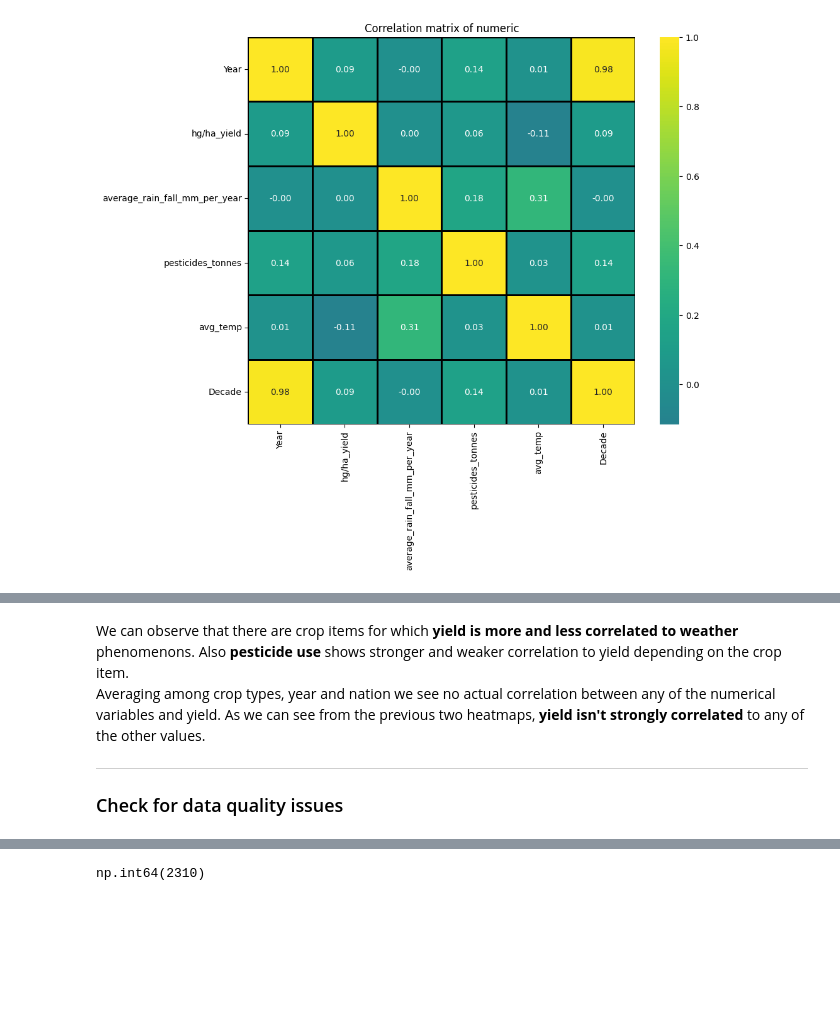
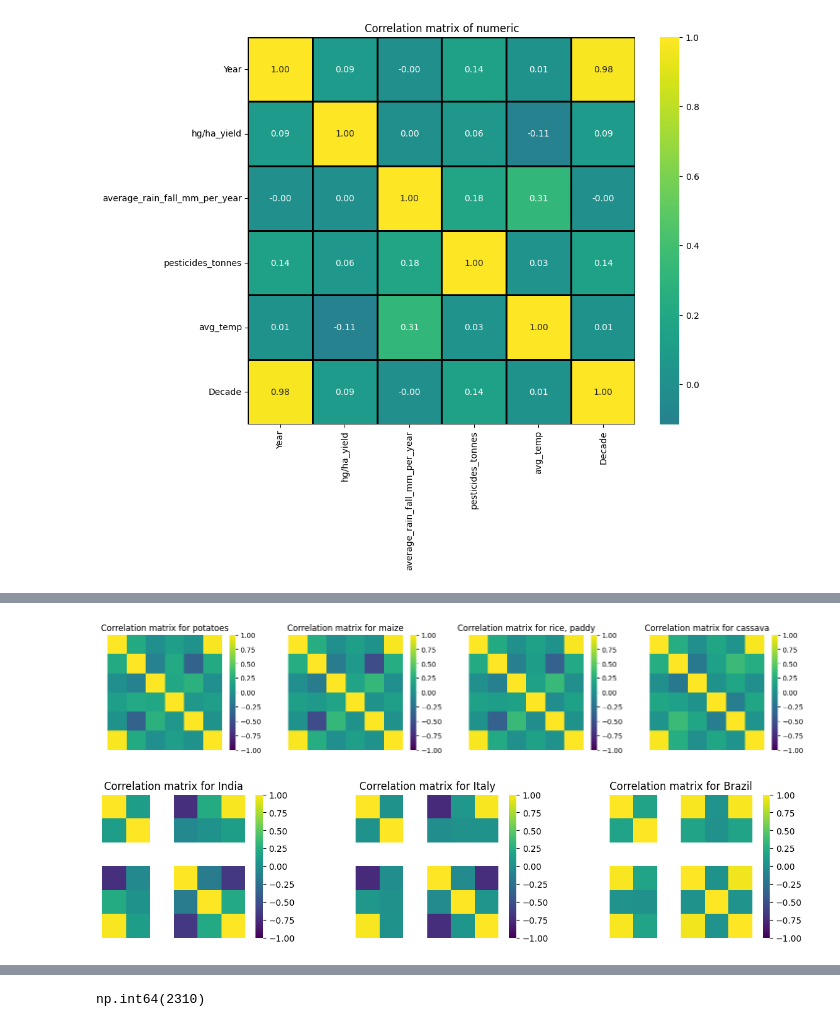
Before and after one commit to cristinavisentin/SmartCropApp, a Jupyter notebook: notebooks/data_exploration.ipynb, the cells around one changed output, grey strips where cells are left out. Drawn from its saved outputs; the diff is of its cells as text; code cells hidden in the pictures; blank space fills up the shorter version.

```diff
--- a/notebooks/data_exploration.ipynb
+++ b/notebooks/data_exploration.ipynb
@@ -68,2 +69,0 @@ As we can see from the previous cells, there are categorical (`Area` and `Item`)
-# %%
-df.drop(['Unnamed: 0'], axis=1, inplace=True)
@@ -242,6 +196,24 @@ plt.show()
-# %% [markdown]
-We can observe that there are crop items for which **yield is more and less correlated to weather** phenomenons. Also **pesticide use** shows stronger and weaker correlation to yield depending on the crop item.
-Averaging among crop types, year and nation we see no actual correlation between any of the numerical variables and yield. As we can see from the previous two heatmaps, **yield isn't strongly correlated** to any of the other values.
-
----
-### Check for data quality issues
+# %%
+items = ['Potatoes', 'Maize', 'Rice, paddy', 'Cassava']
+fig, axs = plt.subplots(1, 4, figsize=(18, 3))
+for idx, item in enumerate(items):
+    grouped = grouped_crops.get_group(item)
+    group_corr = grouped.corr(numeric_only=True)
+    sns.heatmap(group_corr, center=0, vmin=-1, vmax=1, square=True,
+                cmap='viridis', ax=axs[idx], xticklabels=False, yticklabels=False)
+    axs[idx].set_title(f'Correlation matrix for {item.lower()}')
+plt.show()
+# %% [output]
+[figure, added]
+# %%
+countries = ['India', 'Italy', 'Brazil']
+fig, axs = plt.subplots(1, 3, figsize=(15, 3))
+for idx, country in enumerate(countries):
+    locked = df.loc[df['Area'] == country]
+    locked_corr = locked.corr(numeric_only=True)
+    sns.heatmap(locked_corr, center=0, square=True, cmap='viridis',
+                vmin=-1, vmax=1, xticklabels=False, yticklabels=False, ax=axs[idx])
+    axs[idx].set_title(f'Correlation matrix for {country}')
+plt.show()
+# %% [output]
+[figure, added]
```
Also changed, not shown: parts of 12 cells of this notebook.
